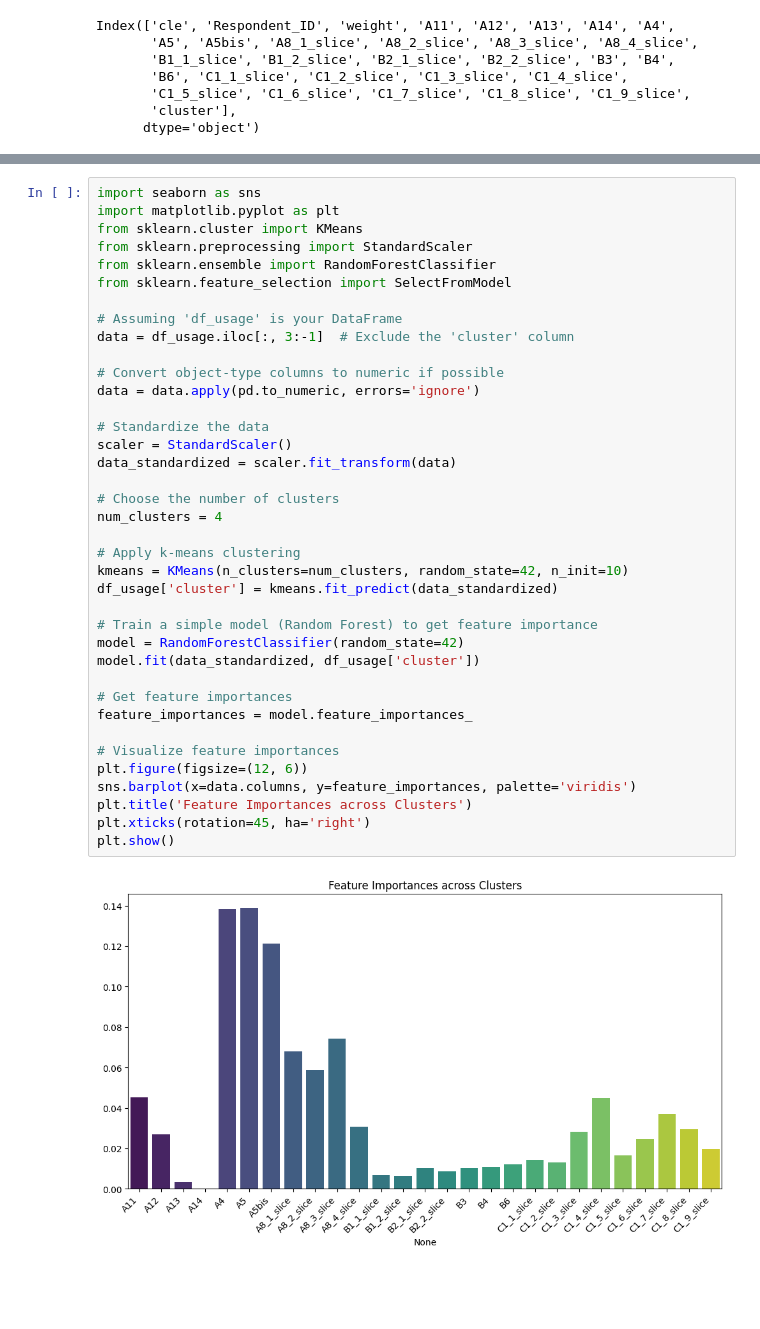
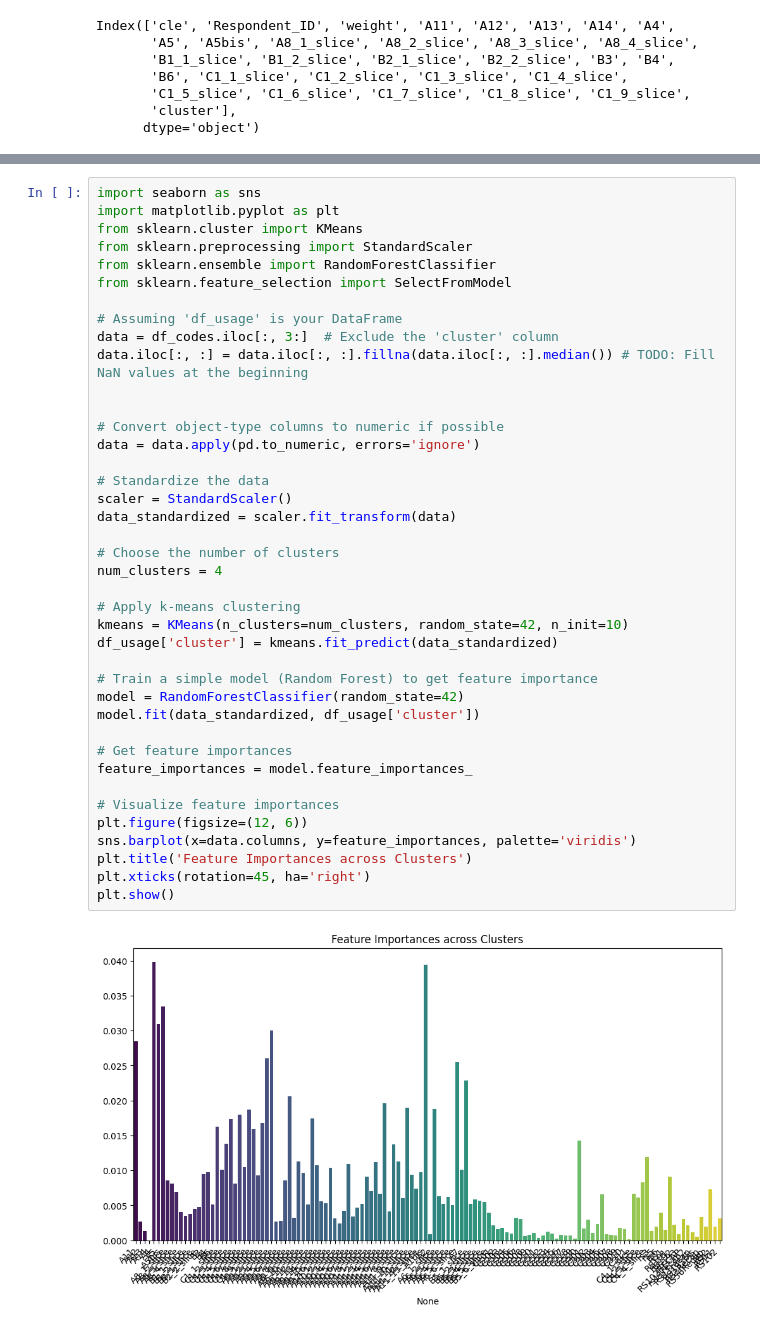
Before and after one commit to Coartix/Kantar, a Jupyter notebook: Observation_param.ipynb, the cells around one changed output, grey strips where cells are left out. Drawn from its saved outputs; the diff is of its cells as text; blank space fills up the shorter version.

```diff
--- a/Observation_param.ipynb
+++ b/Observation_param.ipynb
@@ -563,34 +579,36 @@ from sklearn.ensemble import RandomForestClassifier
 from sklearn.feature_selection import SelectFromModel
 
 # Assuming 'df_usage' is your DataFrame
-data = df_usage.iloc[:, 3:-1]  # Exclude the 'cluster' column
+data = df_codes.iloc[:, 3:]  # Exclude the 'cluster' column
+data.iloc[:, :] = data.iloc[:, :].fillna(data.iloc[:, :].median()) # TODO: Fill NaN values at the beginning
+
 
 # Convert object-type columns to numeric if possible
 data = data.apply(pd.to_numeric, errors='ignore')
 
 # Standardize the data
 scaler = StandardScaler()
 data_standardized = scaler.fit_transform(data)
 
 # Choose the number of clusters
 num_clusters = 4
 
 # Apply k-means clustering
 kmeans = KMeans(n_clusters=num_clusters, random_state=42, n_init=10)
 df_usage['cluster'] = kmeans.fit_predict(data_standardized)
 
 # Train a simple model (Random Forest) to get feature importance
 model = RandomForestClassifier(random_state=42)
 model.fit(data_standardized, df_usage['cluster'])
 
 # Get feature importances
 feature_importances = model.feature_importances_
 
 # Visualize feature importances
 plt.figure(figsize=(12, 6))
 sns.barplot(x=data.columns, y=feature_importances, palette='viridis')
 plt.title('Feature Importances across Clusters')
 plt.xticks(rotation=45, ha='right')
 plt.show()
 # %% [output]
-[figure, old version]
+[figure, new version]
```
Also changed, not shown: parts of 26 cells of this notebook.
